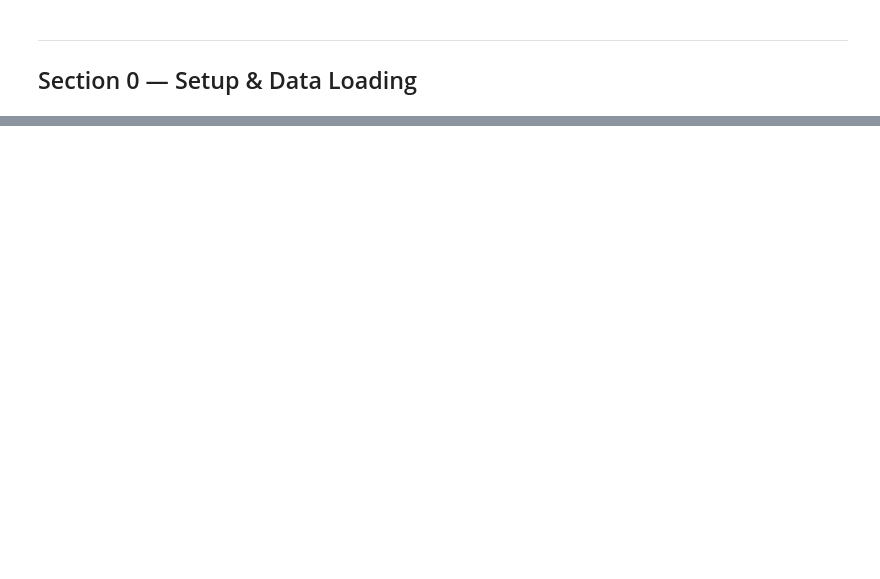
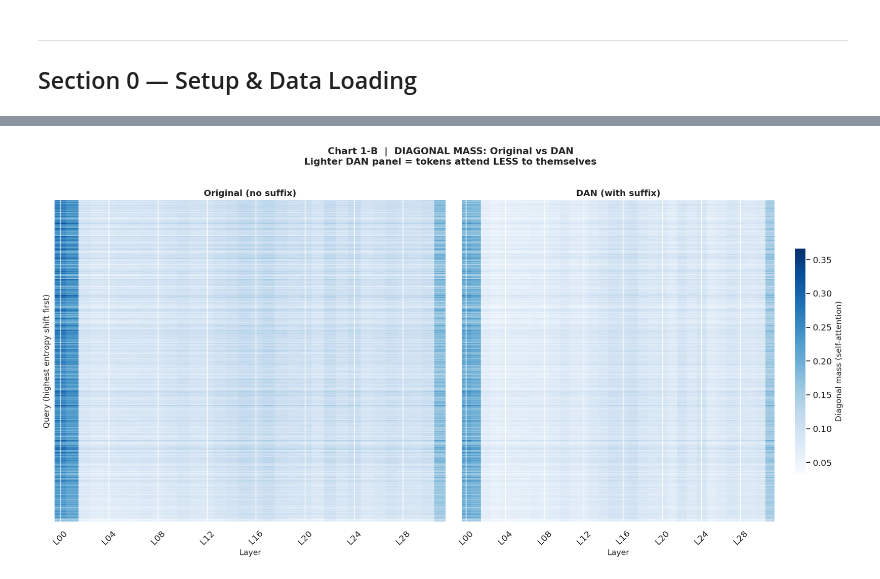
Before and after one commit to ma-lay/llm-jailbreak-analysis, a Jupyter notebook: attention_head_analysis/attention_analysis.ipynb, the cells around one changed output, grey strips where cells are left out. Cells and saved outputs as stored; diff of their text form; code cells hidden in the pictures; blank space fills up the shorter version.

```diff
--- a/attention_head_analysis/attention_analysis.ipynb
+++ b/attention_head_analysis/attention_analysis.ipynb
@@ -875,0 +108,24 @@ print('=' * 66)
+# %%
+# Chart 1-B: Diagonal Mass --- Original vs DAN (side-by-side, same colour scale)
+D_orig = diag_orig[sort_idx, :]
+D_dan  = diag_dan[sort_idx,  :]
+vmin_d, vmax_d = min(D_orig.min(), D_dan.min()), max(D_orig.max(), D_dan.max())
+
+fig, axes = plt.subplots(1, 2, figsize=(16, 8), sharey=True)
+for ax, data, title in zip(axes, [D_orig, D_dan],
+                            ['Original (no suffix)', 'DAN (with suffix)']):
+    im = ax.imshow(data, aspect='auto', cmap='Blues',
+                   vmin=vmin_d, vmax=vmax_d, interpolation='nearest')
+    ax.set_title(title, fontsize=12, fontweight='bold')
+    ax.set_xlabel('Layer');  ax.set_yticks([])
+    ax.set_xticks(range(0, 32, 4))
+    ax.set_xticklabels(LAYER_LABELS[::4], rotation=45)
+axes[0].set_ylabel('Query (highest entropy shift first)')
+plt.colorbar(im, ax=axes[1], shrink=0.7, label='Diagonal mass (self-attention)')
+plt.suptitle('Chart 1-B  |  DIAGONAL MASS: Original vs DAN\n'
+             'Lighter DAN panel = tokens attend LESS to themselves',
+             fontsize=13, fontweight='bold', y=1.005)
+plt.tight_layout()
+plt.show()
+# %% [output]
+[figure, added]
```
Also changed, not shown: parts of 58 cells of this notebook.
